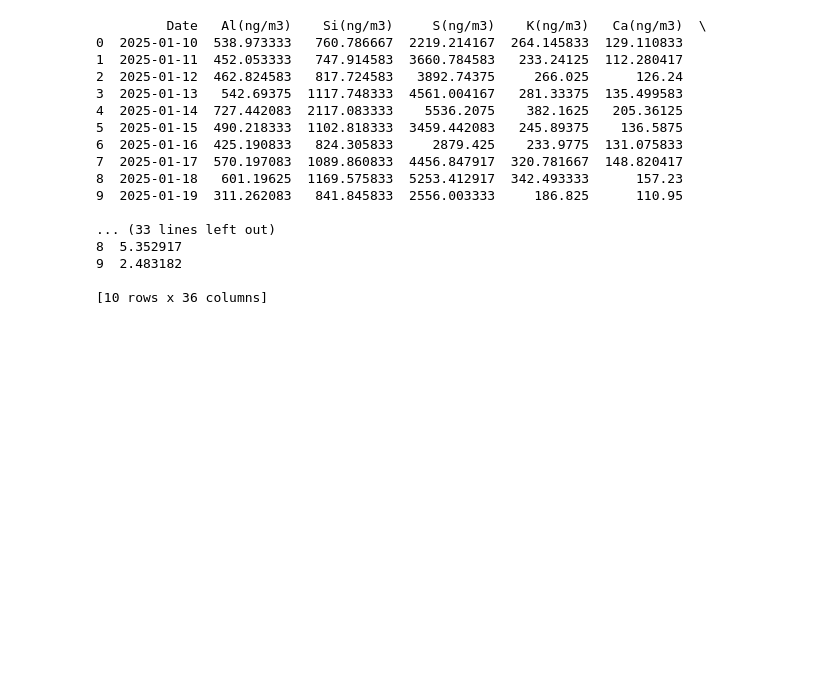
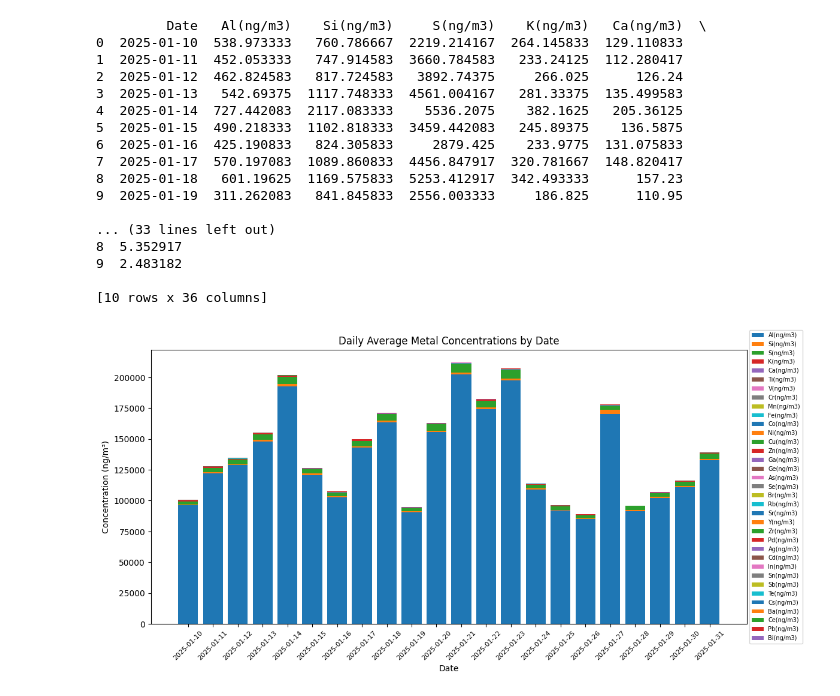
Before and after one commit to hyen0322/Data, a Jupyter notebook: Data Anlysis.ipynb, the cells around one changed output. Saved outputs shown, nothing was run; the diff lists cells and outputs as text; code cells hidden in the pictures; blank space fills up the shorter version.

```diff
--- a/Data Anlysis.ipynb
+++ b/Data Anlysis.ipynb
@@ -99,3 +99,36 @@ print(df_daily_avg.head(10))
 9  2.483182
 
 [10 rows x 36 columns]
+# %%
+import matplotlib.pyplot as plt
+
+# 날짜를 문자열로 변환 (시각화 시 x축이 깨지는 것 방지)
+df_daily_avg['Date'] = df_daily_avg['Date'].astype(str)
+# %%
+# 누적 막대그래프 시각화
+plt.figure(figsize=(12, 6))  # 가로 세로 크기 조절
+
+bottom = None # 누적값 초기화 기준선 0
+for i, metal in enumerate(metal_columns): #금속 원소 리스트 순회하며 꺼냄
+    values = df_daily_avg[metal]
+    if i == 0:
+        bottom = None
+        plt.bar(df_daily_avg['Date'], values, label=metal) # 첫 금속 막대 그리기
+        bottom = values
+    else:
+        plt.bar(df_daily_avg['Date'], values, bottom=bottom, label=metal) # 두번째 금속부터 누적 농도 위에 값 쌓음
+        bottom += values.fillna(0)  # 결측치 0으로 처리하여 누적
+
+# 그래프 세부 설정
+plt.title("Daily Average Metal Concentrations by Date")
+plt.xticks(rotation=45, fontsize=8)
+plt.xlabel("Date")
+plt.ylabel("Concentration (ng/m³)")
+# 범례 설정
+plt.legend(loc='center left', bbox_to_anchor=(1, 0.5), fontsize=7, ncol=1)
+# 자동정렬
+plt.tight_layout()
+ # 그래프 출력
+plt.show()
+# %% [output]
+[figure, added]
```
Also changed, not shown: parts of 1 cell of this notebook.
